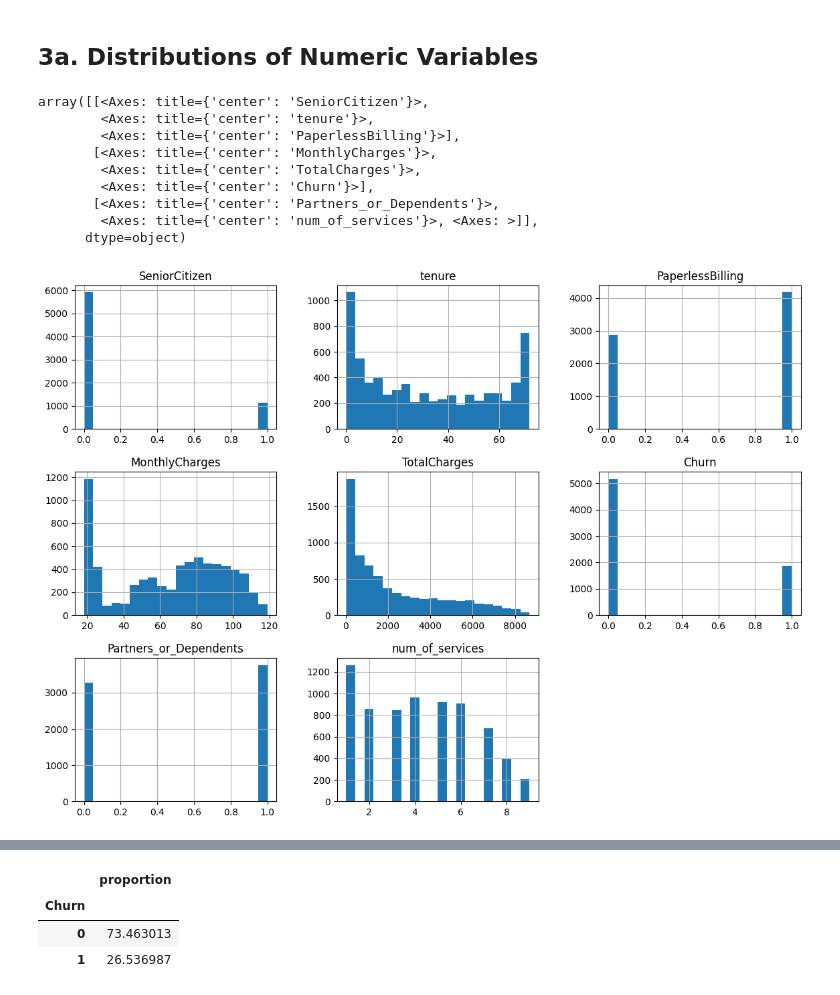
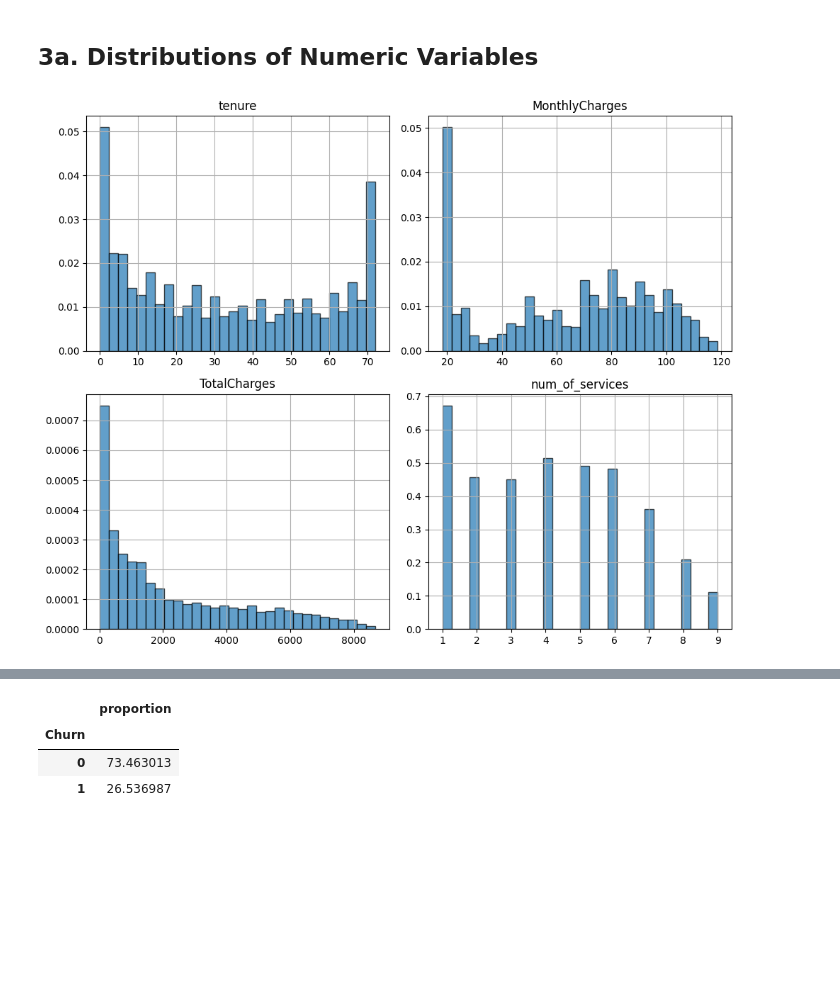
Before and after one commit to sbmccall/data-science-projects, a Jupyter notebook: telco-customer-churn/notebooks/telco_customer_churn_sbm.ipynb, the cells around one changed output, grey strips where cells are left out. Drawn from its saved outputs; the diff is of its cells as text; code cells hidden in the pictures; blank space fills up the shorter version.

```diff
--- a/telco-customer-churn/notebooks/telco_customer_churn_sbm.ipynb
+++ b/telco-customer-churn/notebooks/telco_customer_churn_sbm.ipynb
@@ -470,17 +470,22 @@ memory usage: 660.4+ KB
 # 3.Exploratory Data Analysis
 # %% [markdown]
 ## 3a. Distributions of Numeric Variables
-# %%
-df_features.hist(figsize=(14, 10), bins=20)
-# %% [output]
-array([[<Axes: title={'center': 'SeniorCitizen'}>,
-        <Axes: title={'center': 'tenure'}>,
-        <Axes: title={'center': 'PaperlessBilling'}>],
-       [<Axes: title={'center': 'MonthlyCharges'}>,
-        <Axes: title={'center': 'TotalCharges'}>,
-        <Axes: title={'center': 'Churn'}>],
-       [<Axes: title={'center': 'Partners_or_Dependents'}>,
-        <Axes: title={'center': 'num_of_services'}>, <Axes: >]],
-      dtype=object)
-[figure, removed]
+# %%
+# List of numerical columns
+num_cols = ['tenure', 'MonthlyCharges', 'TotalCharges',
+            'num_of_services']
+
+# Create subplots
+fig, axes = plt.subplots(nrows=2, ncols=2, figsize=(10, 8))
+axes = axes.flatten()  # Flatten the axes for easy iteration
+
+# Plot each column
+for i, col in enumerate(num_cols):
+    df_features[col].hist(ax=axes[i], bins=30, density=True, alpha=0.7, edgecolor='black')
+    axes[i].set_title(col)
+
+plt.tight_layout()
+plt.show()
+# %% [output]
+[figure, added]
 # %% [markdown]
```
Also changed, not shown: parts of 3 cells of this notebook.
